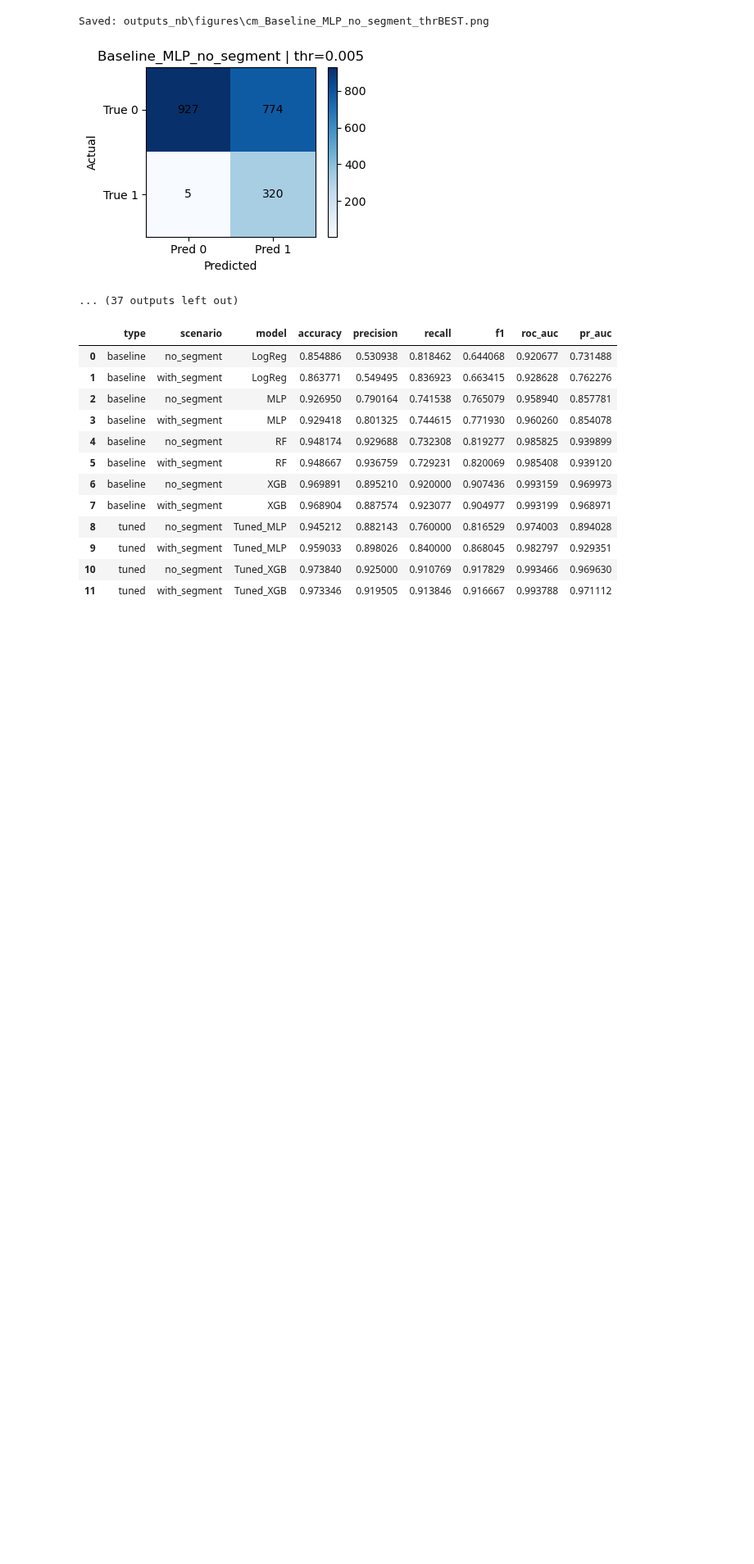
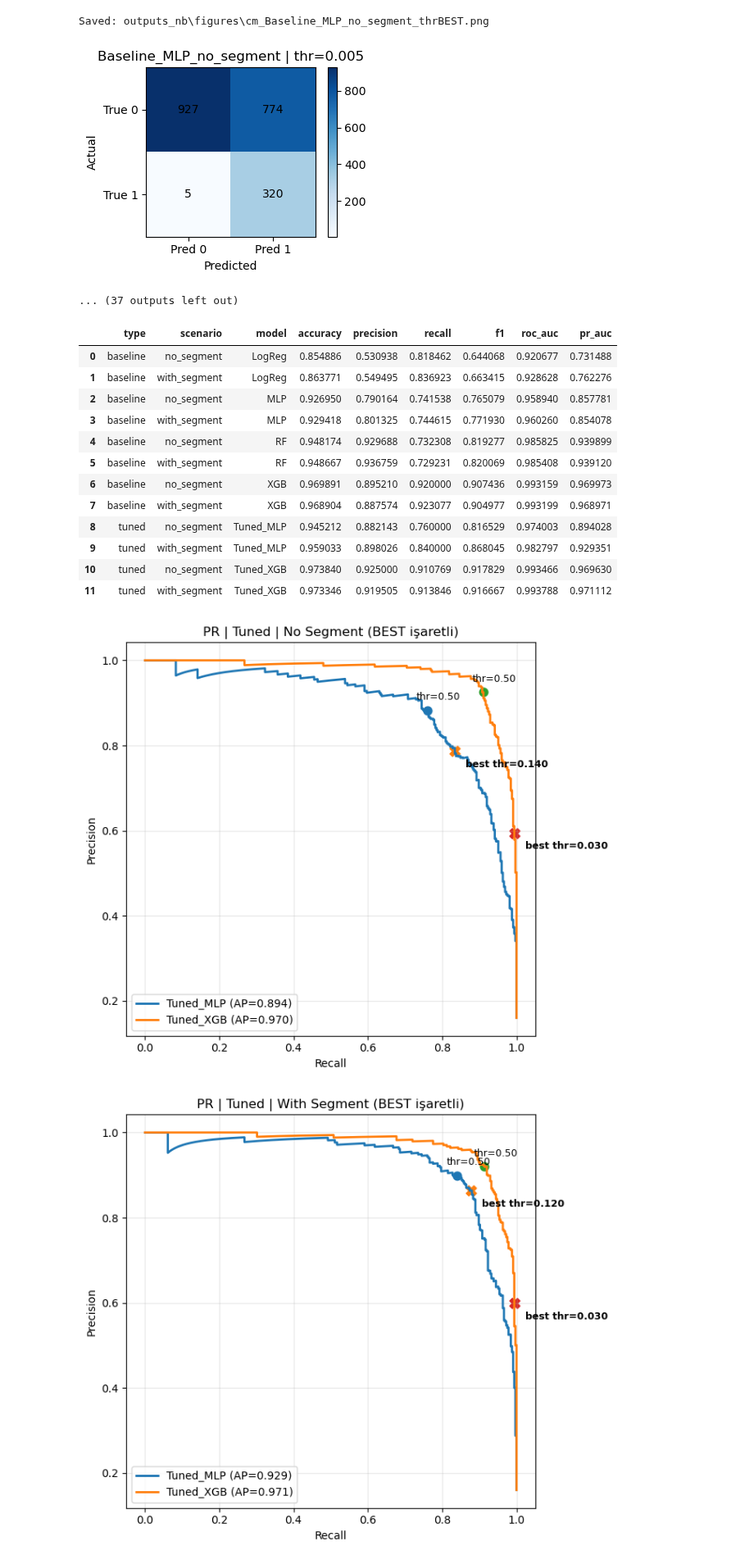
Before and after one commit to yarenevciler/churn-prediction, a Jupyter notebook: YSA_ChurnPrediction.ipynb, the cells around one changed output. Shown at 82% size. Drawn from its saved outputs; the diff is of its cells as text; code cells hidden in the pictures; blank space fills up the shorter version.

```diff
--- a/YSA_ChurnPrediction.ipynb
+++ b/YSA_ChurnPrediction.ipynb
@@ -864,3 +862,79 @@ final_df
 | 9 | tuned | with_segment | Tuned_MLP | 0.959033 | 0.898026 | 0.840000 | 0.868045 | 0.982797 | 0.929351 |
 | 10 | tuned | no_segment | Tuned_XGB | 0.973840 | 0.925000 | 0.910769 | 0.917829 | 0.993466 | 0.969630 |
 | 11 | tuned | with_segment | Tuned_XGB | 0.973346 | 0.919505 | 0.913846 | 0.916667 | 0.993788 | 0.971112 |
+# %%
+import numpy as np
+import matplotlib.pyplot as plt
+from sklearn.metrics import precision_recall_curve, average_precision_score
+
+def plot_pr_all_mark_best(models, X, y, title, save_path, thr_best_dict, mark_thr050=True):
+    plt.figure(figsize=(7, 6))
+
+    for name, pipe in models.items():
+        y_score = pipe.predict_proba(X)[:, 1]
+        precision, recall, thresholds = precision_recall_curve(y, y_score)
+        ap = average_precision_score(y, y_score)
+
+        plt.plot(recall, precision, lw=2, label=f"{name} (AP={ap:.3f})")
+
+        # thresholds[j] -> (recall[j+1], precision[j+1])
+        def thr_to_point(thr_value):
+            if thresholds is None or len(thresholds) == 0:
+                return None
+            j = int(np.argmin(np.abs(thresholds - thr_value)))
+            i = min(j + 1, len(recall) - 1)
+            return recall[i], precision[i]
+
+        if mark_thr050:
+            p050 = thr_to_point(0.50)
+            if p050 is not None:
+                x, yv = p050
+                plt.scatter([x], [yv], s=60, marker="o")
+                plt.annotate("thr=0.50", (x, yv), textcoords="offset points", xytext=(-10, 10), fontsize=9)
+
+        if name in thr_best_dict:
+            thr_best = float(thr_best_dict[name])
+            pbest = thr_to_point(thr_best)
+            if pbest is not None:
+                x, yv = pbest
+                plt.scatter([x], [yv], s=90, marker="X")
+                plt.annotate(
+                    f"best thr={thr_best:.3f}",
+                    (x, yv),
+                    textcoords="offset points",
+                    xytext=(10, -15),
+                    fontsize=9,
+                    fontweight="bold"
+                )
+        else:
+            print(f"[WARN] {name} thr_best_dict içinde yok. keys={list(thr_best_dict.keys())}")
+
+    plt.xlabel("Recall")
+    plt.ylabel("Precision")
+    plt.title(title)
+    plt.legend()
+    plt.grid(alpha=0.3)
+    plt.tight_layout()
+    plt.savefig(os.path.join(FIG_DIR, safe_filename(save_path)), dpi=300)
+    plt.show()
+
+# Buraya senin bulduğun best eşikleri yaz
+thr_best_no = {"Tuned_MLP": 0.14, "Tuned_XGB": 0.03}
+thr_best_se = {"Tuned_MLP": 0.12, "Tuned_XGB": 0.03}
+
+plot_pr_all_mark_best(
+    tuned_no, X_test, y_test,
+    "PR | Tuned | No Segment (BEST işaretli)",
+    "pr_tuned_no_segment_best_marked.png",
+    thr_best_no
+)
+
+plot_pr_all_mark_best(
+    tuned_se, X_test_seg_use, y_test,
+    "PR | Tuned | With Segment (BEST işaretli)",
+    "pr_tuned_with_segment_best_marked.png",
+    thr_best_se
+)
+# %% [output]
+[figure, added]
+[figure, added]
```
Also changed, not shown: parts of 1 cell of this notebook.
